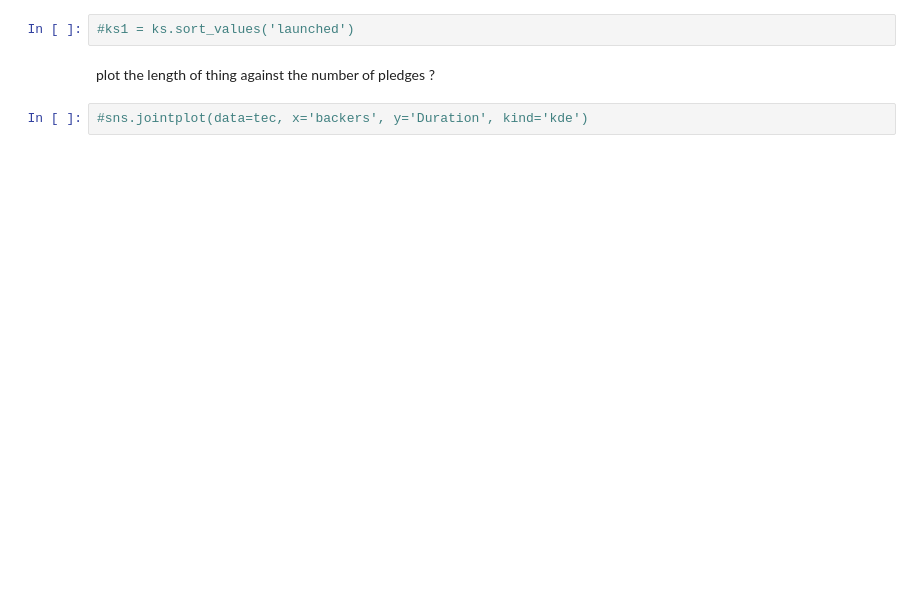
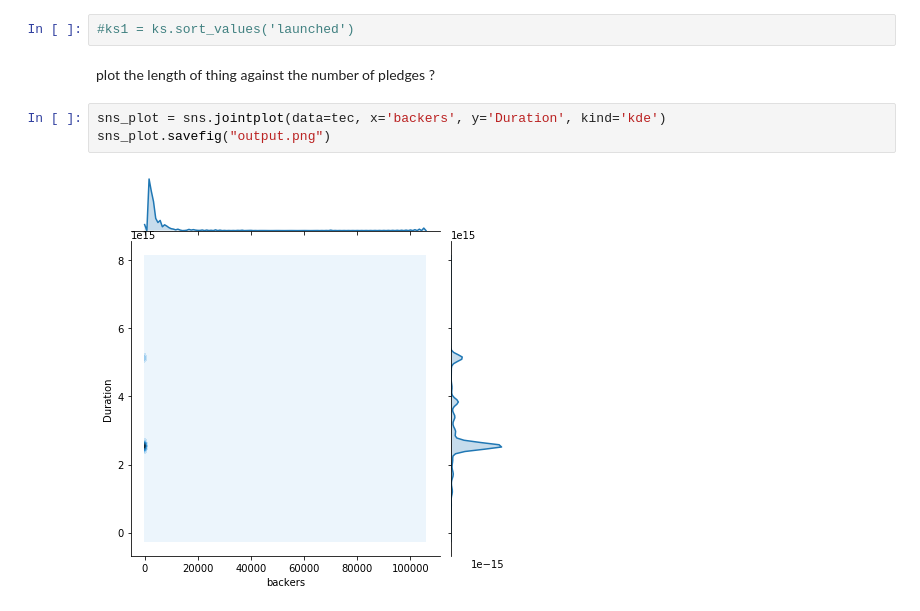
Before and after one commit to kgreengrass/fictional-happiness, a Jupyter notebook: Kickstarter.ipynb, the cells around one changed output. Saved outputs shown, nothing was run; the diff lists cells and outputs as text; blank space fills up the shorter version.

```diff
--- a/Kickstarter.ipynb
+++ b/Kickstarter.ipynb
@@ -59,4 +157,7 @@ ks['Duration'] = df['Duration']
 # %% [markdown]
 plot the length of thing against the number of pledges ?
 # %%
-#sns.jointplot(data=tec, x='backers', y='Duration', kind='kde')
+sns_plot = sns.jointplot(data=tec, x='backers', y='Duration', kind='kde')
+sns_plot.savefig("output.png")
+# %% [output]
+[figure, added]
```
Also changed, not shown: parts of 13 cells of this notebook, 3 other files.
